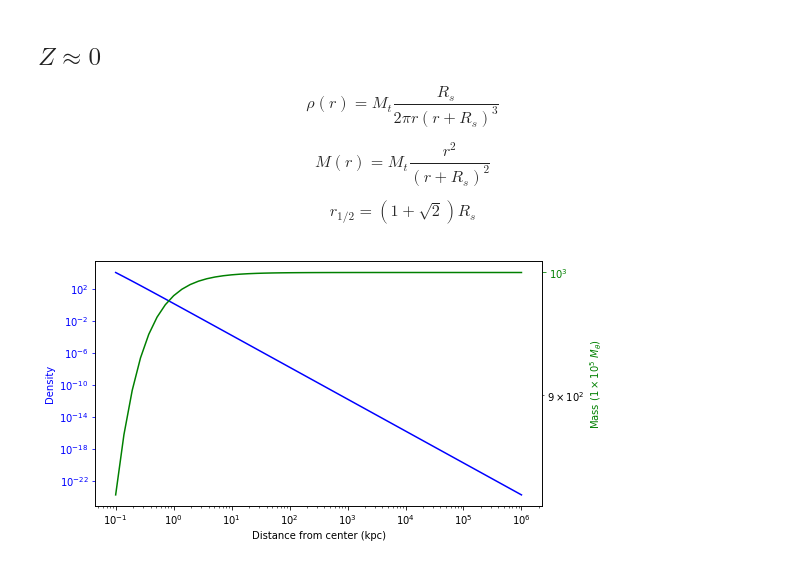
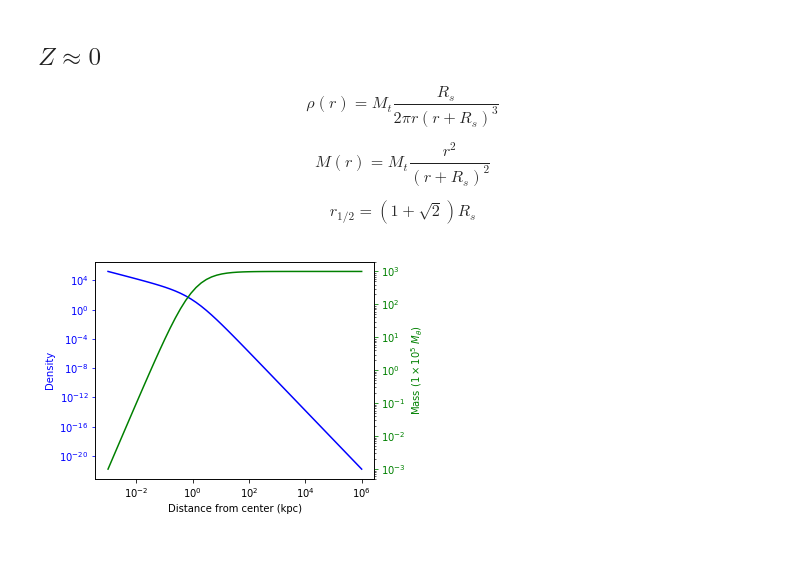
Before and after one commit to jsbarbosa/TesisFisica, a Jupyter notebook: Files/Week 3/BaseCase.ipynb, the cells around one changed output. Cells and saved outputs as stored; diff of their text form; code cells hidden in the pictures.

```diff
--- a/Files/Week 3/BaseCase.ipynb
+++ b/Files/Week 3/BaseCase.ipynb
@@ -253,11 +253,10 @@ def baryonicMassOld(r):
         answer[r >= 1e-3] = f2(r[r >= 1e-3])
         return answer
 # %%
-r = np.logspace(-1, 6)
-
 ds = baryonicDensityOld(r)
 dm = baryonicMassOld(r)
 
-fig, (ax1, ax2) = plotDensityMass(r, ds, ms)
+fig, (ax1, ax2) = plotDensityMass(r, ds, ms, figsize = (5, 4))
+fig.savefig("gaseous.png", dpi = 300)
 plt.show()
 # %% [output]
@@ -278,7 +277,7 @@ $$
 $$
 # %%
 TOTAL_MASS = 1e3
-SCALE_LENGTH = 1e-2
+SCALE_LENGTH = 1
 
 def baryonicDensityHernquist(r):
     global TOTAL_MASS, SCALE_LENGTH
@@ -291,7 +290,8 @@ def baryonicMassHernquist(r):
 ds = baryonicDensityHernquist(r)
 ms = baryonicMassHernquist(r)
 # %%
-fig, (ax1, ax2) = plotDensityMass(r, ds, ms)
+fig, (ax1, ax2) = plotDensityMass(r, ds, ms, figsize = (5, 4))
+fig.savefig("hernquist.png", dpi = 300)
 plt.show()
 # %% [output]
-[figure, old version]
+[figure, new version]
```
Also changed, not shown: parts of 1 cell of this notebook, 9 other files.
